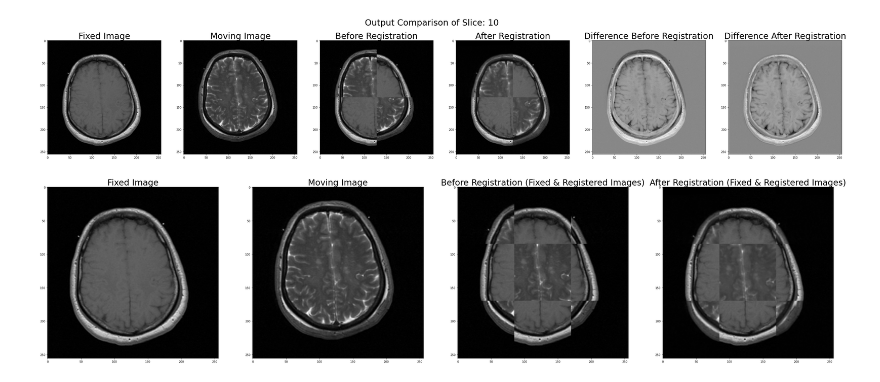
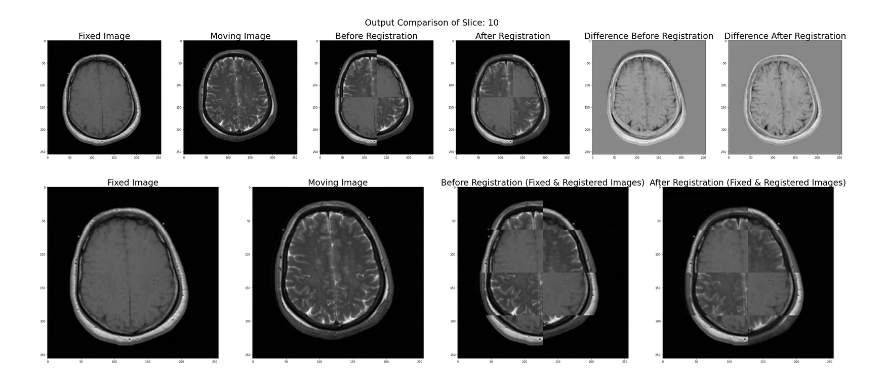
Before and after one commit to Vinith-Kugathasan/Image-Registration-with-ITK, a Jupyter notebook: ITK_Registration.ipynb, the cells around one changed output. Drawn from its saved outputs; the diff is of its cells as text; code cells hidden in the pictures.

```diff
--- a/ITK_Registration.ipynb
+++ b/ITK_Registration.ipynb
@@ -318,15 +318,15 @@ ax[5].imshow(after_diff[slice], cmap='gray'), ax[5].set_title('Difference After
 # %%
 import numpy as np
 slice = 10
-n_regions = [3,3]
+n_regions = [4,2]
 
 before_comp_1, before_comp_2 = composite_img(n_regions, fixed_3d, moving_3d)
 after_comp_1, after_comp_2 = composite_img(n_regions, fixed_3d, out_3d)
 
 fig, ax = plt.subplots(1,4, figsize=(50,25))
 ax[0].imshow(fixed_3d[slice], cmap='gray'), ax[0].set_title('Fixed Image', fontsize = 30)
 ax[1].imshow(moving_3d[slice], cmap='gray'), ax[1].set_title('Moving Image', fontsize = 30)
 ax[2].imshow(before_comp_1[slice], cmap='gray'), ax[2].set_title('Before Registration (Fixed & Registered Images)', fontsize = 30)
 ax[3].imshow(after_comp_1[slice], cmap='gray'), ax[3].set_title('After Registration (Fixed & Registered Images)', fontsize = 30);
 # %% [output]
-[figure, old version]
+[figure, new version]
```
Also changed, not shown: parts of 5 cells of this notebook.
